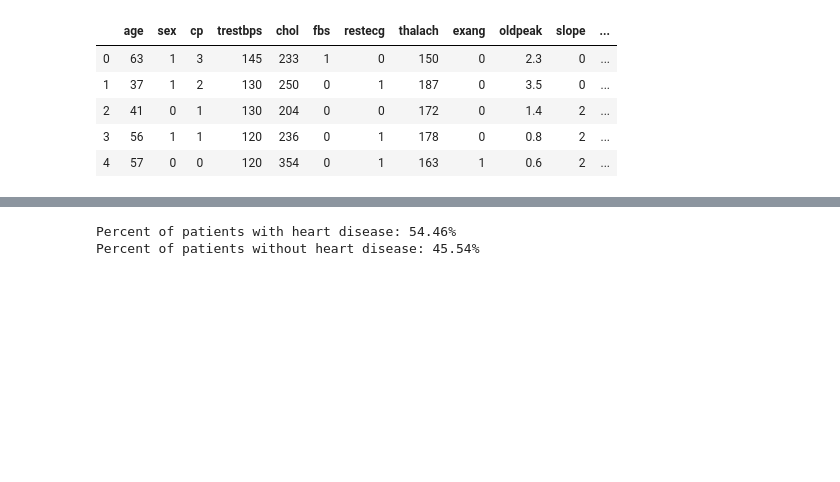
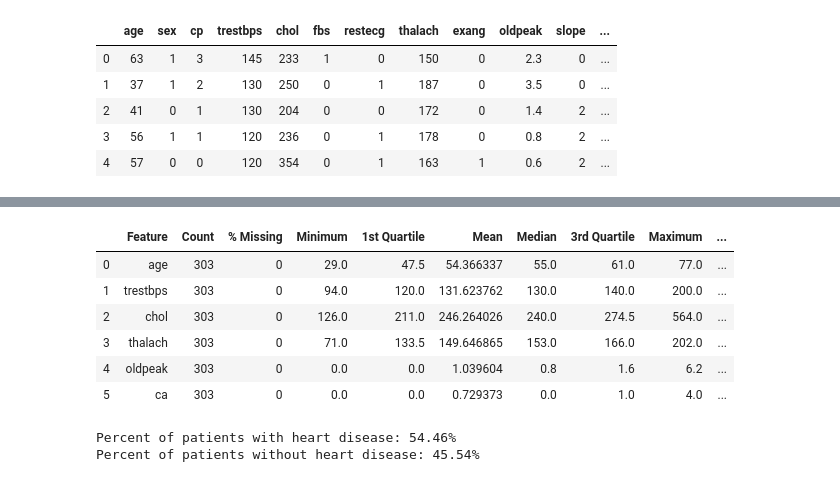
Before and after one commit to TreadKing/Data-Science, a Jupyter notebook: Project/Devang_Patel_Project.ipynb, the cells around one changed output, grey strips where cells are left out. Cells and saved outputs as stored; diff of their text form; code cells hidden in the pictures; blank space fills up the shorter version.

```diff
--- a/Project/Devang_Patel_Project.ipynb
+++ b/Project/Devang_Patel_Project.ipynb
@@ -23,3 +93,28 @@ continuous_features = ['age', 'trestbps','chol', 'thalach', 'oldpeak', 'ca']
+# %%
+# data quality table for continuous features
+continuous_qual = pd.DataFrame(columns = ['Feature', 'Count', '% Missing', 'Minimum', '1st Quartile', 'Mean', 'Median', '3rd Quartile', 'Maximum', 'Standard Deviation'])
+continuous_qual['Feature'] = continuous_features
+continuous_qual['Count'] = len(df)
+continuous_qual['% Missing'] = 0
+
+
+
+continuous_qual['Minimum'] = df[continuous_features].min().values
+continuous_qual['1st Quartile'] = df[continuous_features].quantile(0.25).values
+continuous_qual['3rd Quartile'] = df[continuous_features].quantile(0.75).values
+continuous_qual['Mean'] = df[continuous_features].mean().values
+continuous_qual['Median'] = df[continuous_features].median().values
+continuous_qual['Maximum'] = df[continuous_features].max().values
+continuous_qual['Standard Deviation'] = df[continuous_features].std().values
+continuous_qual
+# %% [output]
+|  | Feature | Count | % Missing | Minimum | 1st Quartile | Mean | Median | 3rd Quartile | Maximum | ... |
+| 0 | age | 303 | 0 | 29.0 | 47.5 | 54.366337 | 55.0 | 61.0 | 77.0 | ... |
+| 1 | trestbps | 303 | 0 | 94.0 | 120.0 | 131.623762 | 130.0 | 140.0 | 200.0 | ... |
+| 2 | chol | 303 | 0 | 126.0 | 211.0 | 246.264026 | 240.0 | 274.5 | 564.0 | ... |
+| 3 | thalach | 303 | 0 | 71.0 | 133.5 | 149.646865 | 153.0 | 166.0 | 202.0 | ... |
+| 4 | oldpeak | 303 | 0 | 0.0 | 0.0 | 1.039604 | 0.8 | 1.6 | 6.2 | ... |
+| 5 | ca | 303 | 0 | 0.0 | 0.0 | 0.729373 | 0.0 | 1.0 | 4.0 | ... |
 # %%
 count_with = len(df[df.target == 1])
 count_without = len(df[df.target == 0])
```
Also changed, not shown: parts of 6 cells of this notebook.
